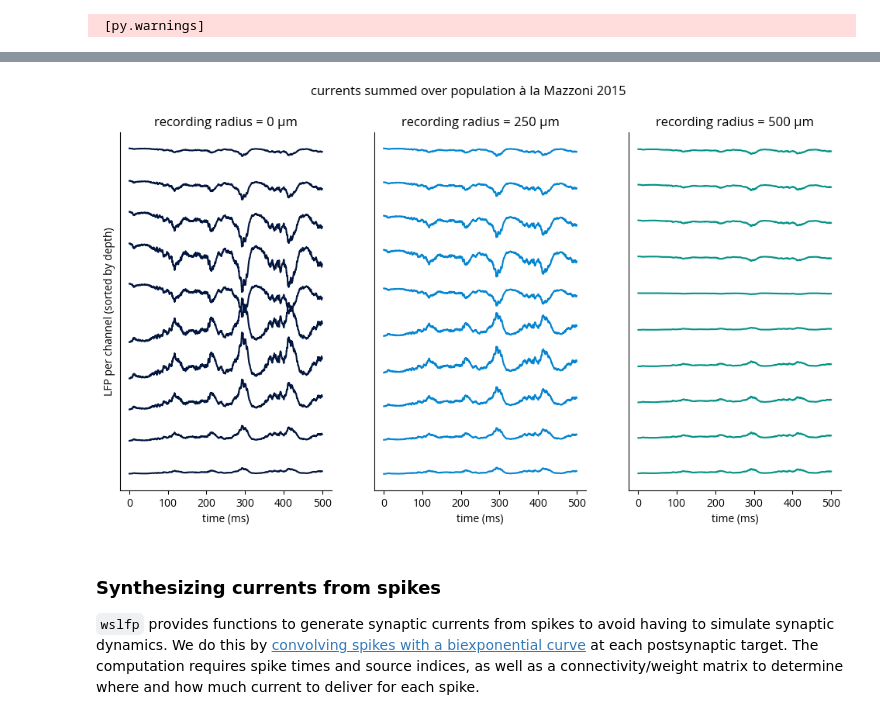
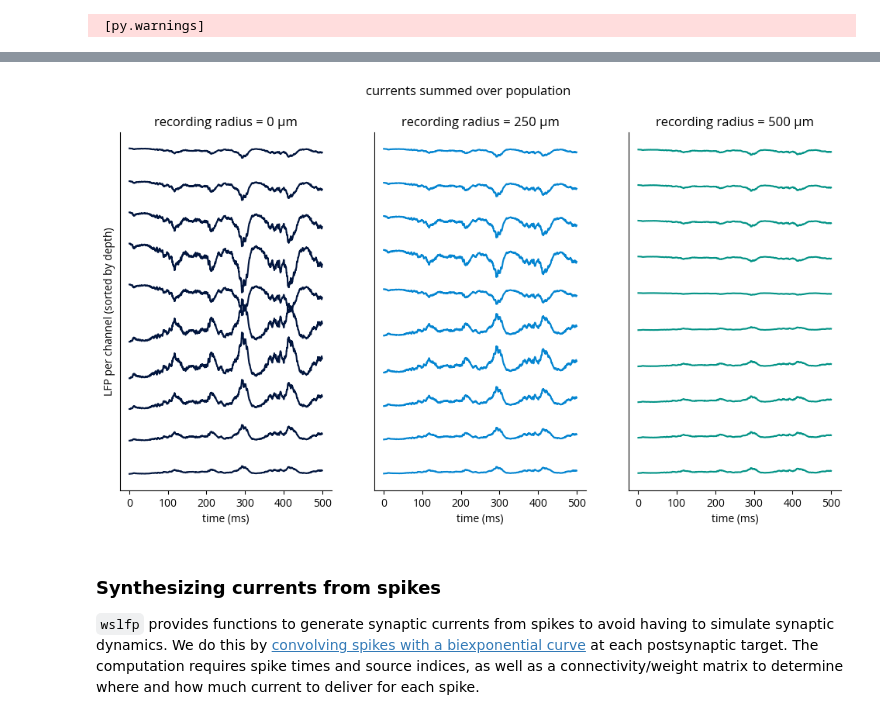
Before and after one commit to Sensory-Information-Processing-Lab/tklfp, a Jupyter notebook: README.ipynb, the cells around one changed output, grey strips where cells are left out. Drawn from its saved outputs; the diff is of its cells as text; code cells hidden in the pictures.

```diff
--- a/README.ipynb
+++ b/README.ipynb
@@ -266,9 +273,9 @@ The default is `[0, 0, 1]`, indicating that the positive z axis is "up," towards
 # %%
 import wslfp
 
-lfp_calc = wslfp.from_xyz_coords(elec_coords, exc_coords, amp_func=wslfp.aussel18)
+lfp_calc = wslfp.from_xyz_coords(elec_coords, exc_coords, amp_func=wslfp.mazzoni15_nrn)
 lfp_calc_pop = wslfp.from_xyz_coords(
-    elec_coords, exc_coords.mean(axis=0), amp_func=wslfp.mazzoni15
+    elec_coords, exc_coords.mean(axis=0), amp_func=wslfp.mazzoni15_pop
 )
 # %% [markdown]
 ### Computing from currents
@@ -311,14 +318,14 @@ plot_lfp(lfp, "per-neuron contributions à la Aussel 2018")
 # %%
 lfp_pop = lfp_calc_pop.calculate(
     t_ms,
     t_ms,
     current_monitor.I_ampa.sum(axis=0),
     t_ms,
     current_monitor.I_gaba.sum(axis=0),
 )
-plot_lfp(lfp_pop, title="currents summed over population à la Mazzoni 2015")
+plot_lfp(lfp_pop, title="currents summed over population")
 # %% [output]
-[figure, old version]
+[figure, new version]
 # %% [markdown]
 ### Synthesizing currents from spikes
 `wslfp` provides functions to generate synaptic currents from spikes to avoid having to simulate synaptic dynamics.
```
Also changed, not shown: parts of 7 cells of this notebook, 11 other files.
